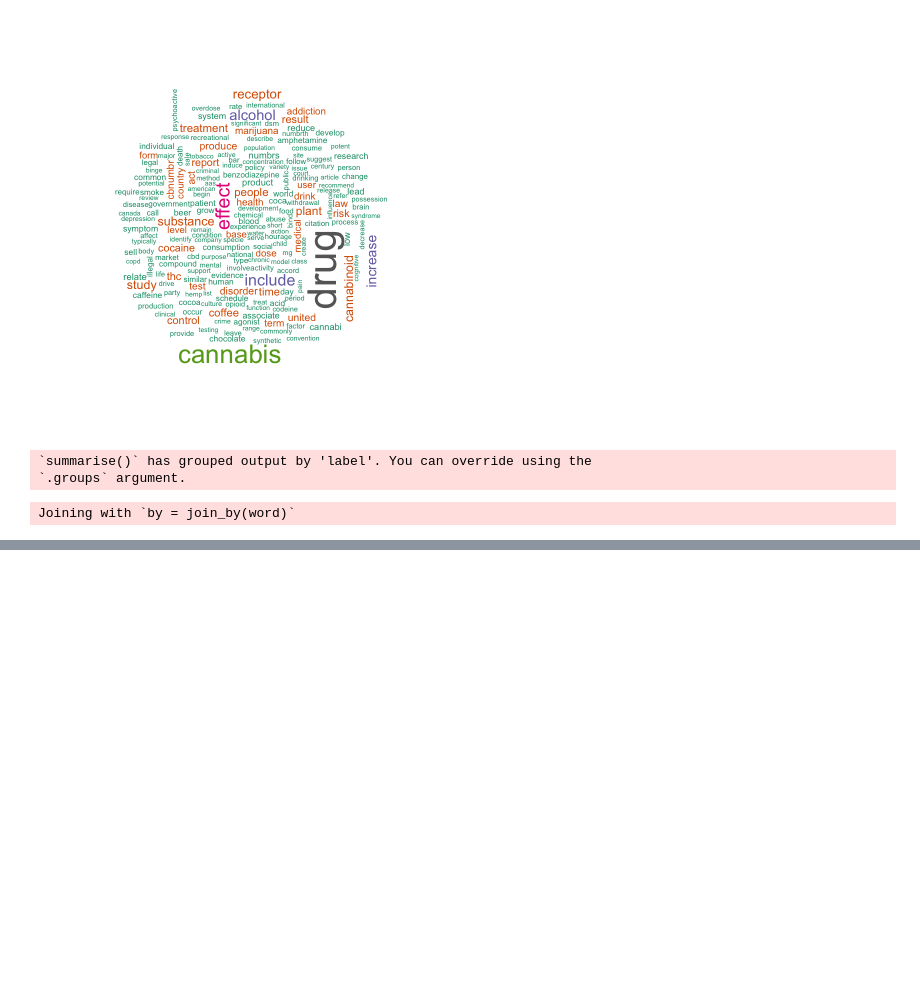
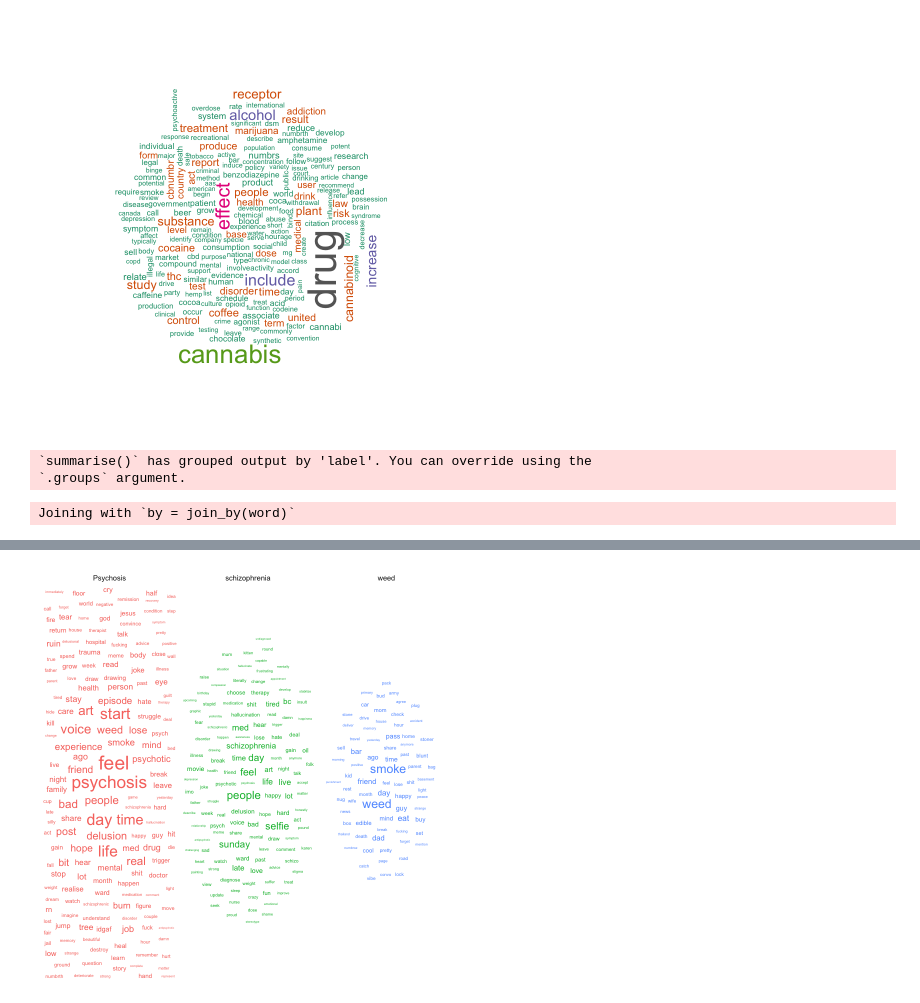
Before and after one commit to anly501/dsan-5000-project-mfgeary, a Jupyter notebook: dsan-website/5000-website/eda/eda.ipynb, the cells around one changed output, grey strips where cells are left out. Drawn from its saved outputs; the diff is of its cells as text; code cells hidden in the pictures; blank space fills up the shorter version.

Commit message:
Add more text visuals :pencil:

```diff
--- a/dsan-website/5000-website/eda/eda.ipynb
+++ b/dsan-website/5000-website/eda/eda.ipynb
@@ -142,0 +141,12 @@ tidy_reddit %>%
+# %%
+ggplot(
+  tidy_reddit %>% filter(stringi::stri_enc_isascii(word)) %>% filter(n >= 2),
+  aes(
+    label = word, size = n, color = label
+  )
+) +
+  geom_text_wordcloud_area(rm_outside = TRUE) +
+  scale_size_area(max_size = 20) +
+  theme_minimal() +
+  facet_wrap(~label)
+# %% [output]
@@ -142,0 +155 @@ tidy_reddit %>%
+[figure, added]
```
Also changed, not shown: parts of 13 cells of this notebook.
